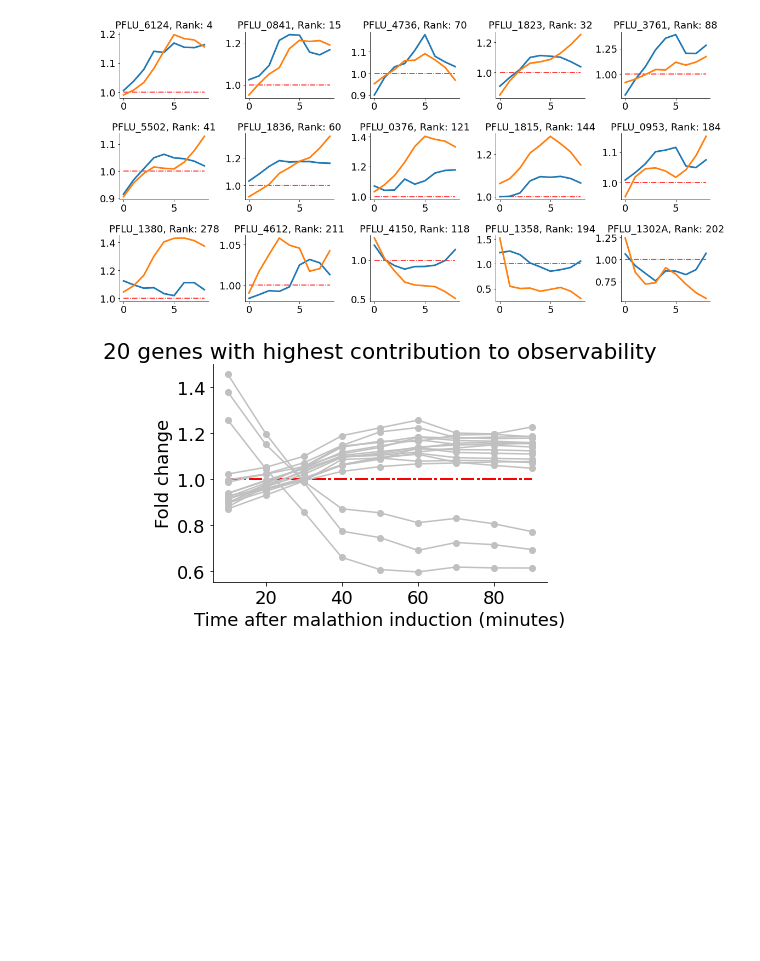
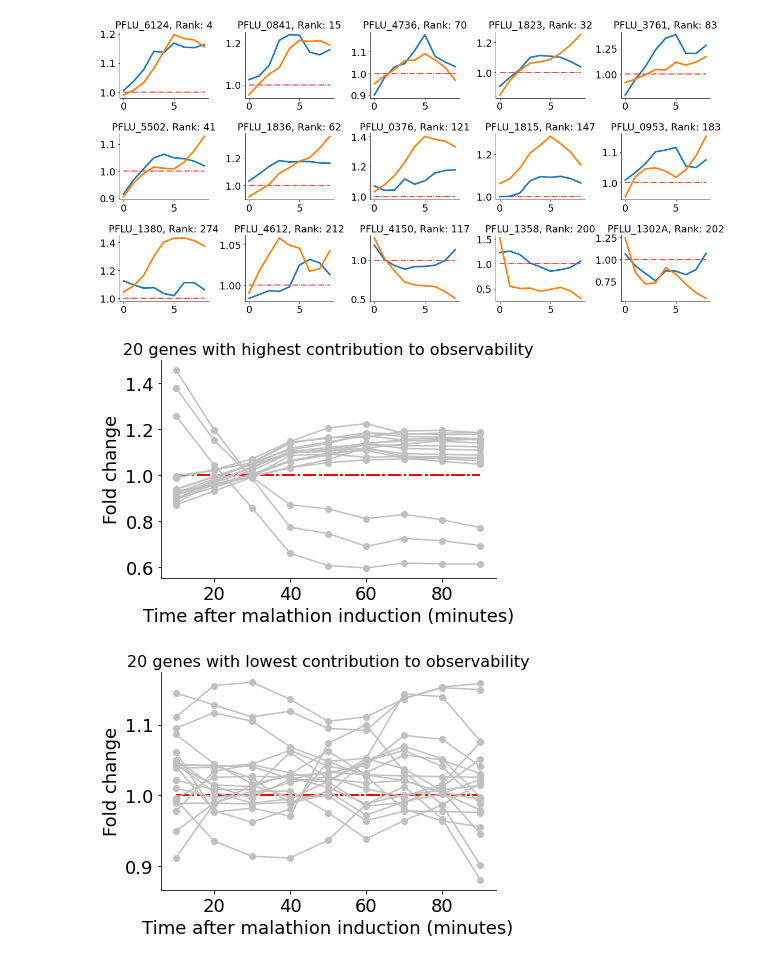
Before and after one commit to AqibHasnain/transcriptome-dynamics-dmd-observability, a Jupyter notebook: main.ipynb, the cells around one changed output. Saved outputs shown, nothing was run; the diff lists cells and outputs as text; code cells hidden in the pictures; blank space fills up the shorter version.

```diff
--- a/main.ipynb
+++ b/main.ipynb
@@ -210,7 +192,7 @@ tags = ['6124','0841','4736','1823','3761','5502','1836','0376','1815','0953','1
 tags = ['PFLU_'+tag for tag in tags]
 search_names = 'genes,protein names,comment(FUNCTION),go,go(biological process),go(molecular function)'
 
-df_up_new = process_query(tags,search_names,locus_tags_keep,C,Csorted)
+df_up_new = process_query(tags,search_names,locus_tags_keep,W[0],Wsorted[0])
 # adjust long gene names for manuscript
 df_up_new.gene[list(df_up_new.locus_tag).index('PFLU_3761')] = 'Uncharacterized \n protein I'
 df_up_new.gene[list(df_up_new.locus_tag).index('PFLU_1358')] = 'Uncharacterized \n protein II'
@@ -316,7 +336,7 @@ plt.rcParams['axes.spines.right'] = False
 r_list = [8,10,12,14,16]
 evals_list = []
 for rr in r_list:
-    _,_,_,evals,_,_,_,_ = \
+    _,_,_,_,_,evals,_,_,_,_ = \
                             dmd(data_fc_norm,rank_reduce=True,r=rr,trim=True,trimThresh=2e-3)
     evals_list.append(evals)
 
@@ -438,7 +458,7 @@ Xpred = X_pred.reshape(len(A),data_fc_norm.shape[1],data_fc_norm.shape[2],order=
 
 fig,axs = plt.subplots(3,2,figsize=(7,7),sharex=True,sharey=True)
 fig.delaxes(axs[-1,-1])
-pinds = [3,99,582,163,308] # plot these genes (selected randomly)
+pinds = [3,100,583,164,309] # plot these genes (selected randomly)
 for ii,ax in enumerate(axs.reshape(-1)):
     if ii < len(pinds):
         pind = pinds[ii]
@@ -466,7 +486,7 @@ for ii,ax in enumerate(axs.reshape(-1)):
 fig.legend(['truth','8-step DMD \n prediction'],frameon=False,loc=(0.61,0.1),fontsize=20);
 fig.text(0.5, -0.02, 'Time after malathion induction (minutes)', ha='center',fontsize=22);
 fig.text(-0.01, 0.5, 'Standardized Fold Change', va='center', rotation='vertical',fontsize=22);
-fig.text(0.72,0.256,r'$R^2=0.93$' '\n (all genes)',ha='center',fontsize=20)
+fig.text(0.72,0.256,r'$R^2=0.92$' '\n (all genes)',ha='center',fontsize=20)
 plt.tight_layout()
 if savefig:
     plt.savefig(figDir + 'fig2/error_timeseries.pdf',bbox_inches='tight',transparent=True,dpi=300)
@@ -661,7 +749,8 @@ xrange = np.linspace(samplingFreq,620,len(rho_list[0]))[:oo]
 my_labels = [r'T=$10$',r'T=$9$',r'T=$8$',r'T=$7$',r'T=$6$',r'T=$5$',r'T=$4$',r'T=$3$',r'T=$2$',r'T=$1$']
 my_markers = ['o','s','D','^','v','<','>','p','d','X']
 for ii in range(len(rho_list)):
-    ax.plot(xrange,rho_list[ii][:oo],my_markers[ii],mfc=npg_color_list[ii]+[0.8],mec=mec,mew=mew,label=my_labels[ii])
+    ax.plot(xrange,rho_list[ii][:oo],my_markers[ii]+'-',mfc=npg_color_list[ii]+[0.8],c=npg_color_list[ii]+[0.8],
+            mec=mec,mew=mew,label=my_labels[ii])
 # ax.set_xticks([1,20,40,60,80])
 ax.set_xlabel('Number of genes (sampled by rank)',fontsize=22);
 ax.set_ylabel('Reconstruction accuracy',fontsize=24);
@@ -831,19 +922,32 @@ plt.show()
 # %%
 cmap = sns.diverging_palette(20, 230, as_cmap=True)
 crange = np.linspace(0,1,len(these_tags))
 ngenes = 20
 plt.figure()
 for cnt,ii in enumerate(range(len(A)-1,len(A)-ngenes+1,-1)):
-    plt.title('20 genes with highest contribution to observability')
+    plt.title('20 genes with highest contribution to observability',fontsize=16)
     mu = np.mean(data_fc[sorted_inds[ii]],axis=1)
     plt.hlines(1.0,10,90,color='r',linestyle='-.',lw=2)
     plt.plot(np.linspace(10,90,9),mu,'o-',c='silver',lw=1.5)
 plt.ylabel('Fold change')
 plt.xlabel('Time after malathion induction (minutes)')
 # plt.savefig('/Users/aqib/desktop/top_genes.pdf',dpi=300,transparent=True,bbox_inches='tight')
 plt.show()
+
+ngenes = 20
+plt.figure()
+for cnt,ii in enumerate(range(ngenes)):
+    plt.title('20 genes with lowest contribution to observability',fontsize=16)
+    mu = np.mean(data_fc[sorted_inds[ii]],axis=1)
+    plt.hlines(1.0,10,90,color='r',linestyle='-.',lw=2)
+    plt.plot(np.linspace(10,90,9),mu,'o-',c='silver',lw=1.5)
+plt.ylabel('Fold change')
+plt.xlabel('Time after malathion induction (minutes)')
+# plt.savefig('/Users/aqib/desktop/top_genes.pdf',dpi=300,transparent=True,bbox_inches='tight')
+plt.show()
 # %% [output]
-[figure, old version]
+[figure, new version]
+[figure, added]
 # %%
 # plot these_tags in a single plot (just their means)
 cmap = cm.get_cmap('Spectral')
```
Also changed, not shown: parts of 20 cells of this notebook, 10 other files.
